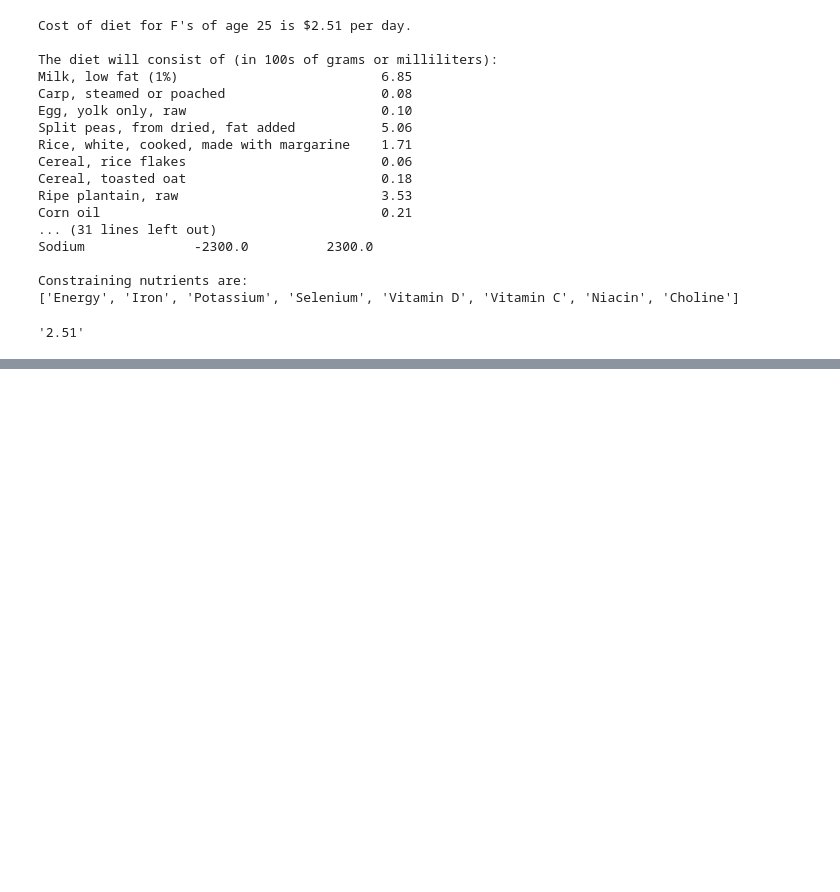
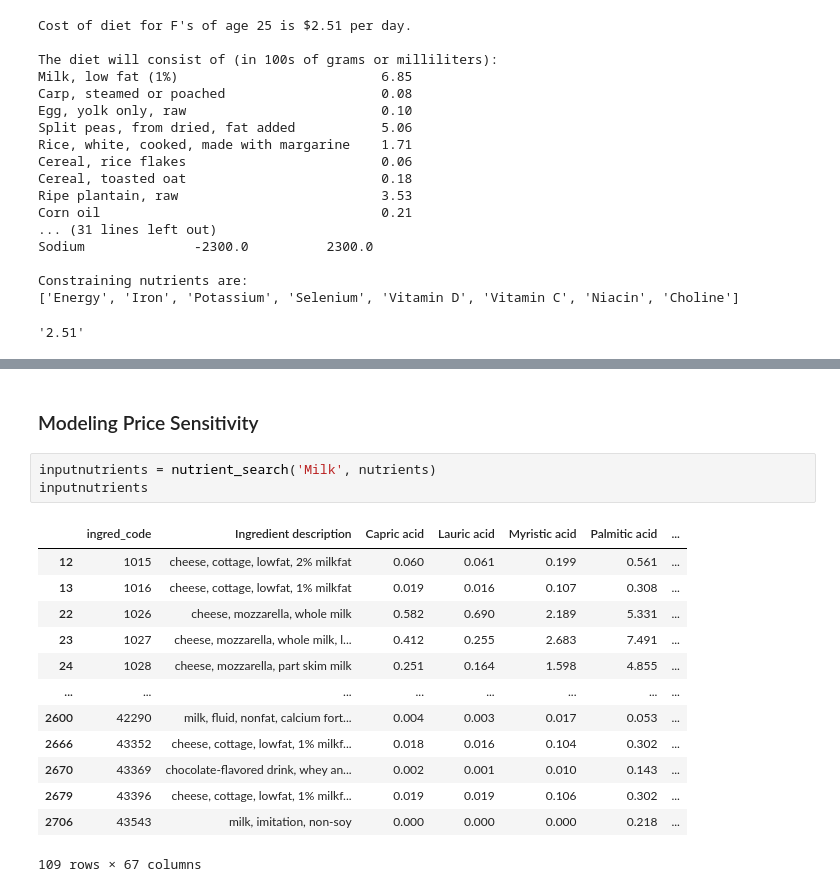
Before and after one commit to jjjunsu/EEP-153-Project-2, a Jupyter notebook: Elan-analysis.ipynb, the cells around one changed output, grey strips where cells are left out. Drawn from its saved outputs; the diff is of its cells as text; blank space fills up the shorter version.

```diff
--- a/Elan-analysis.ipynb
+++ b/Elan-analysis.ipynb
@@ -261,0 +641,19 @@ Constraining nutrients are:
+# %% [markdown]
+### Modeling Price Sensitivity
+# %%
+inputnutrients = nutrient_search('Milk', nutrients)
+inputnutrients
+# %% [output]
+|  | ingred_code | Ingredient description | Capric acid | Lauric acid | Myristic acid | Palmitic acid | ... |
+| 12 | 1015 | cheese, cottage, lowfat, 2% milkfat | 0.060 | 0.061 | 0.199 | 0.561 | ... |
+| 13 | 1016 | cheese, cottage, lowfat, 1% milkfat | 0.019 | 0.016 | 0.107 | 0.308 | ... |
+| 22 | 1026 | cheese, mozzarella, whole milk | 0.582 | 0.690 | 2.189 | 5.331 | ... |
+| 23 | 1027 | cheese, mozzarella, whole milk, l... | 0.412 | 0.255 | 2.683 | 7.491 | ... |
+| 24 | 1028 | cheese, mozzarella, part skim milk | 0.251 | 0.164 | 1.598 | 4.855 | ... |
+| ... | ... | ... | ... | ... | ... | ... | ... |
+| 2600 | 42290 | milk, fluid, nonfat, calcium fort... | 0.004 | 0.003 | 0.017 | 0.053 | ... |
+| 2666 | 43352 | cheese, cottage, lowfat, 1% milkf... | 0.018 | 0.016 | 0.104 | 0.302 | ... |
+| 2670 | 43369 | chocolate-flavored drink, whey an... | 0.002 | 0.001 | 0.010 | 0.143 | ... |
+| 2679 | 43396 | cheese, cottage, lowfat, 1% milkf... | 0.019 | 0.019 | 0.106 | 0.302 | ... |
+| 2706 | 43543 | milk, imitation, non-soy | 0.000 | 0.000 | 0.000 | 0.218 | ... |
+109 rows × 67 columns
```
Also changed, not shown: parts of 30 cells of this notebook, 1 other file.
